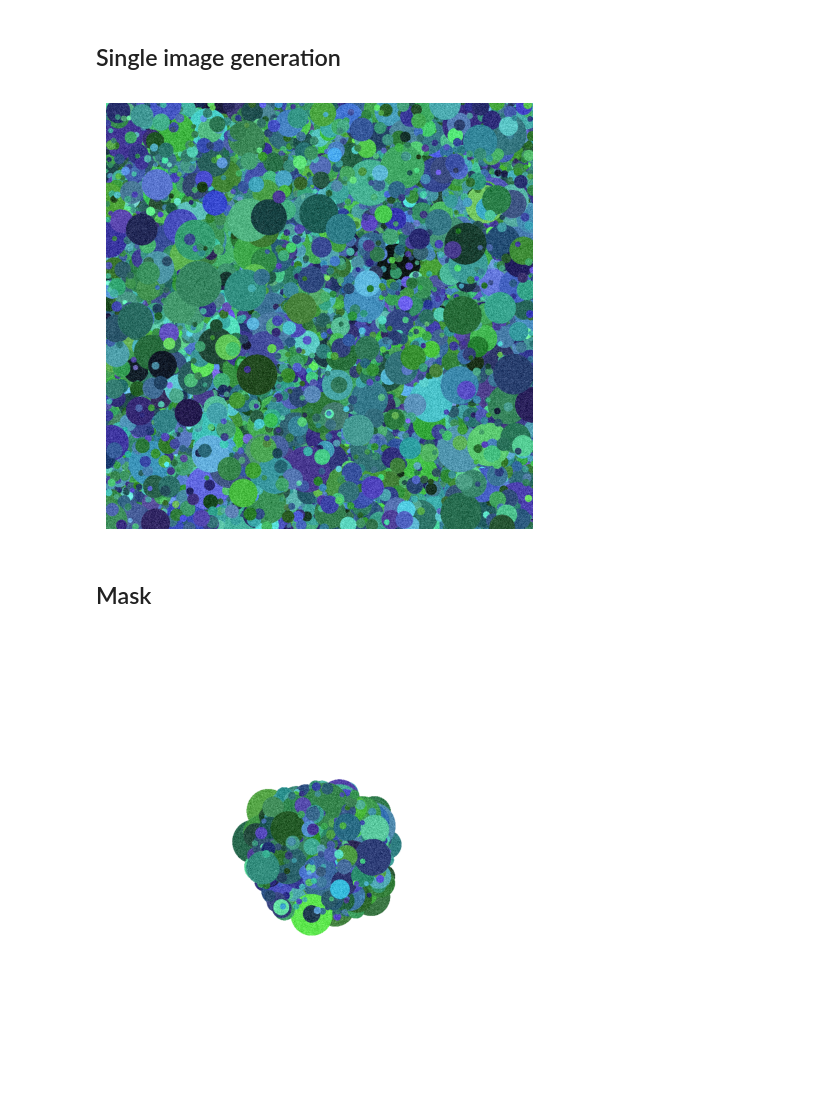
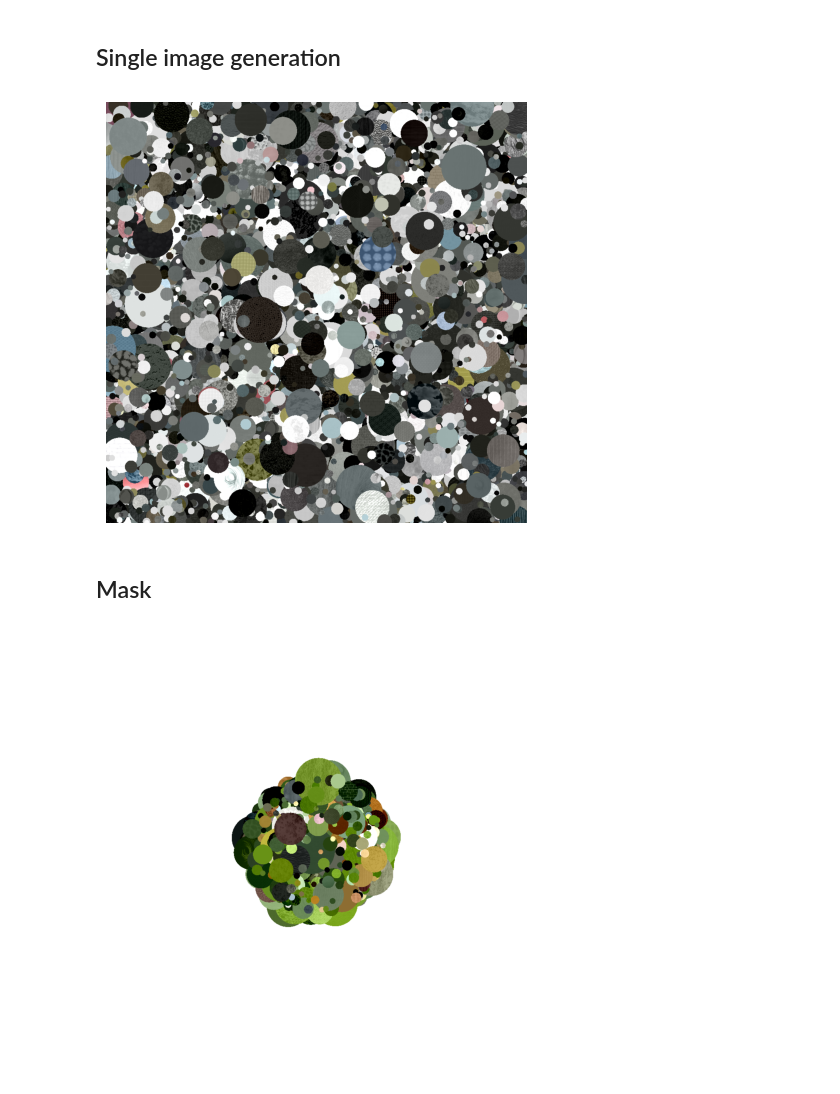
Before and after one commit to ag-perception-wallis-lab/deadleaves, a Jupyter notebook: examples/demo.ipynb, the cells around one changed output. Cells and saved outputs as stored; diff of their text form; code cells hidden in the pictures.

```diff
--- a/examples/demo.ipynb
+++ b/examples/demo.ipynb
@@ -12,35 +12,36 @@ from dead_leaves import DeadLeavesImage, DeadLeavesModel
 # %%
 shape_params = {
     'area': {'powerlaw': {'low': 100.0, 'high': 10000.0, 'k': 1.5}}
 }
 
 model1 = DeadLeavesModel(
     "circular",
     shape_params,
     (1000,1000)
     )
 leaves, partition = model1.sample_partition()
 
 color_params = {
-    'H': {'uniform': {'low': 0.3, 'high': 0.7}},
-    'S': {'normal': {'loc': 0.6, 'scale': 0.05}},
-    'V': {'normal': {'loc': 0.6, 'scale': 0.15}}
+    'source': {'image': {'dir': '../../datasets/places365'}}
 }
 
 texture_params = {
-    'gray': {'normal': {'loc': 0, 'scale': 0.1}}
+    "source": {
+        "image": {"dir": '../../datasets/brodatz'},
+    },
+    "alpha": {"normal": {"loc": 0, "scale": 0.3}}
 }
 
 colormodel1 = DeadLeavesImage(
     leaves,
     partition,
     color_params,
     texture_params
     )
 image = colormodel1.sample_image()
 colormodel1.show(image)
 # %% [output]
-[figure, old version]
+[figure, new version]
 # %% [markdown]
 ## Mask
 # %%
@@ -58,7 +59,7 @@ model2 = DeadLeavesModel(
     "circular",
     shape_params,
     (1000,1000),
-    position_mask
+    position_mask=position_mask
 )
 
 leaves, partition = model2.sample_partition()
@@ -73,4 +74,4 @@ colormodel2 = DeadLeavesImage(
 image = colormodel2.sample_image()
 colormodel2.show(image)
 # %% [output]
-[figure, old version]
+[figure, new version]
```
